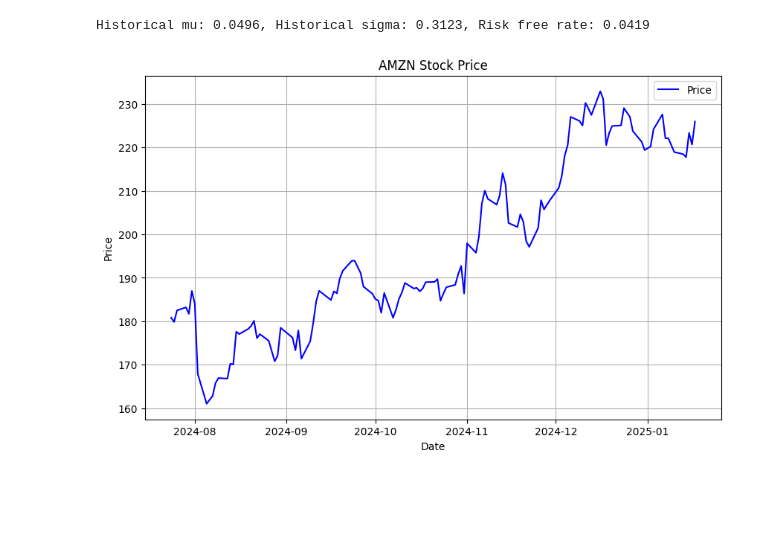
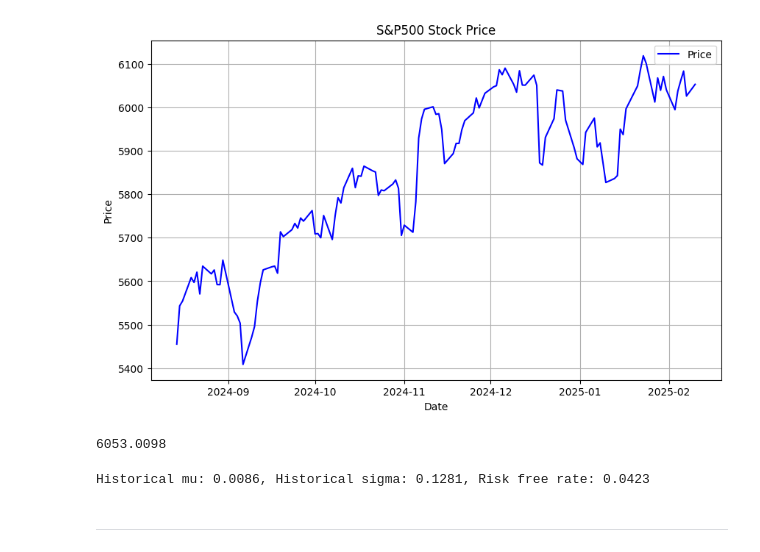
Before and after one commit to nahtanooj/OptionPricing, a Jupyter notebook: test.ipynb, the cells around one changed output. Saved outputs shown, nothing was run; the diff lists cells and outputs as text; code cells hidden in the pictures; blank space fills up the shorter version.

```diff
--- a/test.ipynb
+++ b/test.ipynb
@@ -14,0 +9,18 @@ sigma = 0.2
+# %%
+ticker = '^SPX'
+end  = dt.datetime.now()
+start = end - dt.timedelta(days=180) # 180 days is common when you consider the volatility constant
+calibration = Calibration(ticker, start, end)
+# %%
+spx_historical_prices = calibration.get_historical_prices_df()
+# Initialize Graphics class
+graphics = Graphics()
+# Plot stock chart
+graphics.plot_stock_chart(spx_historical_prices, 'S&P500')
+# %% [output]
+[figure, added]
+# %%
+S0 = calibration.get_latest_price()
+S0 # Current price of the underlying asset
+# %% [output]
+6053.0098
@@ -15,21 +30,9 @@ sigma = 0.2
 # %%
-# Step 1: Calibrate the model
-ticker = 'AMZN'
-end  = dt.datetime.now()
-start = end - dt.timedelta(days=180)
-calibration = Calibration(ticker, start, end)
-mu = calibration.calibrate_historical_mu()
-sigma = calibration.calibrate_historical_sigma()
+hist_mu = calibration.get_historical_mu()
+hist_sigma = calibration.get_historical_sigma()
 r = calibration.get_risk_free_rate()
-print(f"Historical mu: {mu}, Historical sigma: {sigma}, Risk free rate: {r}")
+print(f"Historical mu: {hist_mu}, Historical sigma: {hist_sigma}, Risk free rate: {r}")
 # %% [output]
-Historical mu: 0.0496, Historical sigma: 0.3123, Risk free rate: 0.0419
+Historical mu: 0.0086, Historical sigma: 0.1281, Risk free rate: 0.0423
-# %%
-df = calibration.get_historical_prices_df()
-# Initialize Graphics class
-graphics = Graphics()
-
-# Plot stock chart
-graphics.plot_stock_chart(df, ticker)
-# %% [output]
-[figure, removed]
+# %% [markdown]
+---
```
Also changed, not shown: parts of 13 cells of this notebook, 8 other files.
